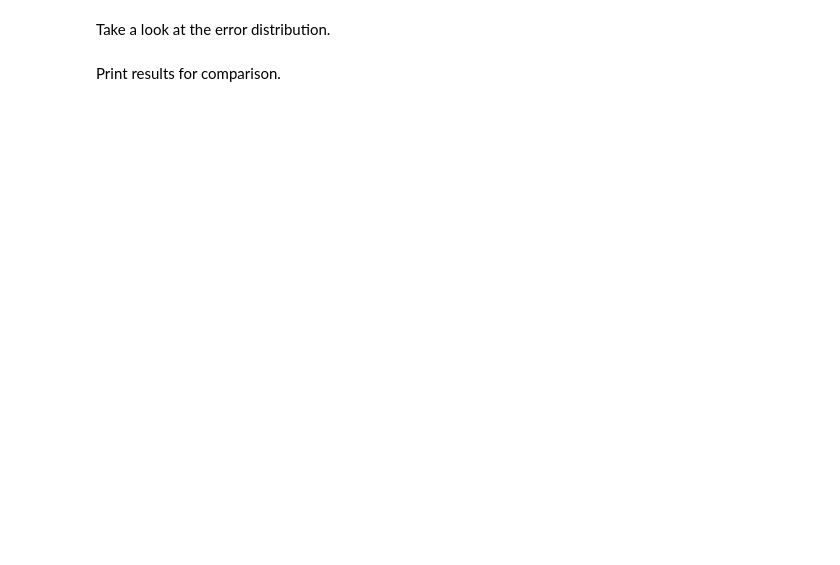
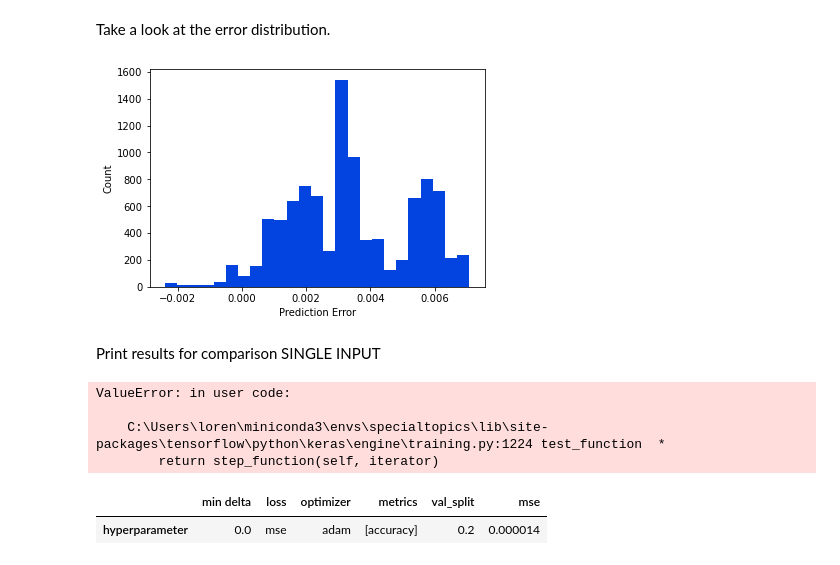
Before and after one commit to lorenzamottinelli/STA_GroupML13, a Jupyter notebook: Sine_prediction_phase1.ipynb, the cells around one changed output. Cells and saved outputs as stored; diff of their text form; code cells hidden in the pictures; blank space fills up the shorter version.

```diff
--- a/Sine_prediction_phase1.ipynb
+++ b/Sine_prediction_phase1.ipynb
@@ -106,0 +194,12 @@ _________________________________________________________________
+# %%
+%%time
+min_delta_value = 0.000
+early_stop = keras.callbacks.EarlyStopping(
+    monitor='val_loss',
+    patience=20,
+    min_delta=min_delta_value,
+    verbose=0,
+    mode='auto',
+    baseline=None,
+    restore_best_weights=False
+)
@@ -109,2 +209,0 @@ Train model
-# %%
-history = model.fit(x_train, y_train, validation_split=0.2, epochs=1000, batch_size=100)
@@ -128,0 +210,5 @@ Epoch 1000/1000
+# %%
+val_split = 0.2
+epochs = 1000
+batch_size = 100
+history = model.fit(x_train, y_train, validation_split=val_split, epochs=epochs, batch_size=batch_size,callbacks=[early_stop])
@@ -128,0 +219,5 @@ Epoch 1000/1000
+# %%
+val_split = 0.2
+epochs = 1000
+batch_size = 100
+history = model.fit(train_data[[column_names[0], column_names[1]]].to_numpy(),train_data[[column_names[2]]].to_numpy(), validation_split=val_split, epochs=epochs, batch_size=batch_size,callbacks=[early_stop])
@@ -171,16 +298,34 @@ plt.show()
 # %% [markdown]
 Take a look at the error distribution.
 # %%
+error = y_pred - y_test
 plt.hist(error, bins = 25, color='xkcd:blue')
 plt.xlabel("Prediction Error")
 _ = plt.ylabel("Count")
 plt.show()
+# %% [output]
+[figure, added]
 # %% [markdown]
-Print results for comparison.
+Print results for comparison SINGLE INPUT
+# %%
+summary_run = {}
+summary_run['hyperparameter'] = [t_steps, n_training_data_pairs,epochs,n_epochs,batch_size,n_hidden_layers,n_nodes,n_inputs,model.evaluate(
+    np.asarray(x_test),
+    np.asarray(y_test),
+    verbose=0)[0]]
+pd.DataFrame(summary_run,index = ['# time steps','# training pairs','# epochs','# epochs convergence','batch size','# hidden layers','# nodes per layer','# inputs','mse']).transpose()
+# %% [output]
+ValueError: in user code:
+
+    C:\Users\loren\miniconda3\envs\specialtopics\lib\site-packages\tensorflow\python\keras\engine\training.py:1224 test_function  *
+        return step_function(self, iterator)
 # %%
-test_results = {}
-test_results['ANN_1lay_model'] = model.evaluate(
+summary_run = {}
+summary_run['hyperparameter'] = [min_delta_value,loss,optimizer, metrics,val_split,model.evaluate(
     np.asarray(x_test),
     np.asarray(y_test),
-    verbose=0)
-pd.DataFrame(test_results,index = ['mse','accuracy']).transpose()
+    verbose=0)[0]]
+pd.DataFrame(summary_run,index = ['min delta','loss','optimizer','metrics','val_split','mse']).transpose()
+# %% [output]
+|  | min delta | loss | optimizer | metrics | val_split | mse |
+| hyperparameter | 0.0 | mse | adam | [accuracy] | 0.2 | 0.000014 |
```
Also changed, not shown: parts of 33 cells of this notebook.
